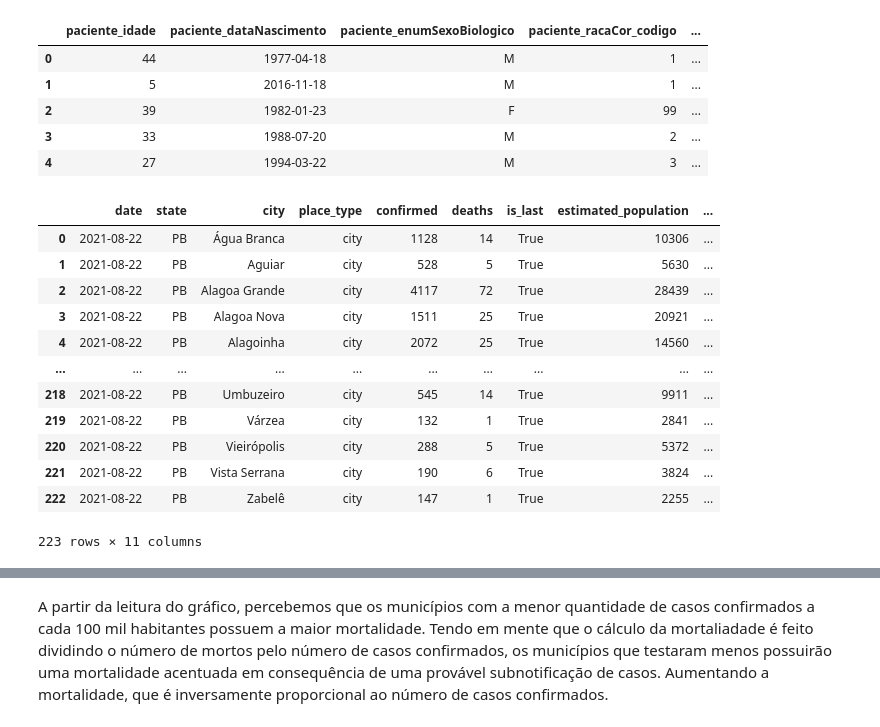
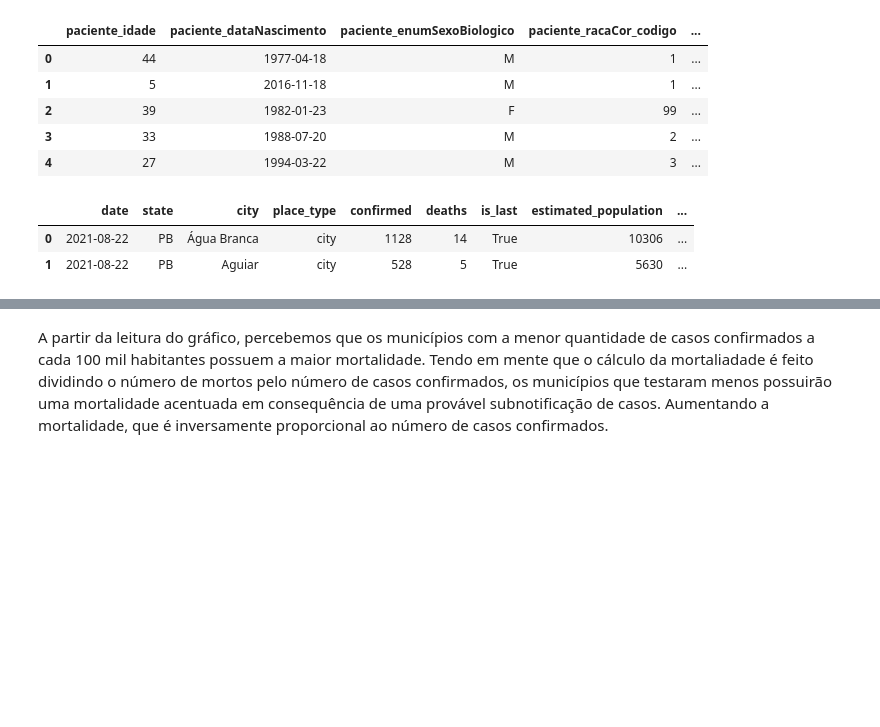
Before and after one commit to maxbarbosa/data-science-final-project, a Jupyter notebook: graphs.ipynb, the cells around one changed output, grey strips where cells are left out. Cells and saved outputs as stored; diff of their text form; code cells hidden in the pictures; blank space fills up the shorter version.

```diff
--- a/graphs.ipynb
+++ b/graphs.ipynb
@@ -14,18 +17,8 @@ vax_df.head(5)
 | 4 | 27 | 1994-03-22 | M | 3 | ... |
 # %%
 casos_df = pd.read_csv('datasets/dados_casos.csv')
-casos_df
+casos_df.head(2)
 # %% [output]
 |  | date | state | city | place_type | confirmed | deaths | is_last | estimated_population | ... |
 | 0 | 2021-08-22 | PB | Água Branca | city | 1128 | 14 | True | 10306 | ... |
 | 1 | 2021-08-22 | PB | Aguiar | city | 528 | 5 | True | 5630 | ... |
-| 2 | 2021-08-22 | PB | Alagoa Grande | city | 4117 | 72 | True | 28439 | ... |
-| 3 | 2021-08-22 | PB | Alagoa Nova | city | 1511 | 25 | True | 20921 | ... |
-| 4 | 2021-08-22 | PB | Alagoinha | city | 2072 | 25 | True | 14560 | ... |
-| ... | ... | ... | ... | ... | ... | ... | ... | ... | ... |
-| 218 | 2021-08-22 | PB | Umbuzeiro | city | 545 | 14 | True | 9911 | ... |
-| 219 | 2021-08-22 | PB | Várzea | city | 132 | 1 | True | 2841 | ... |
-| 220 | 2021-08-22 | PB | Vieirópolis | city | 288 | 5 | True | 5372 | ... |
-| 221 | 2021-08-22 | PB | Vista Serrana | city | 190 | 6 | True | 3824 | ... |
-| 222 | 2021-08-22 | PB | Zabelê | city | 147 | 1 | True | 2255 | ... |
-223 rows × 11 columns
```
Also changed, not shown: parts of 24 cells of this notebook.
